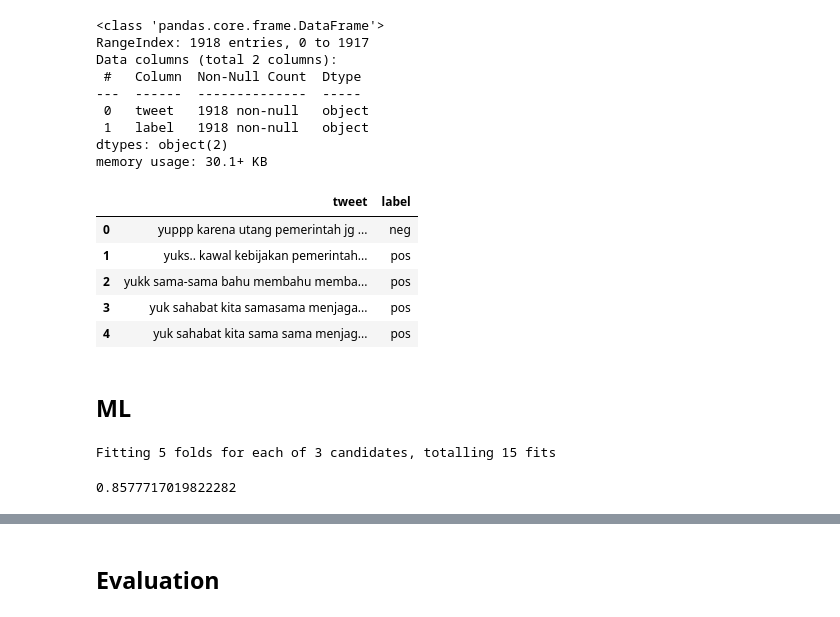
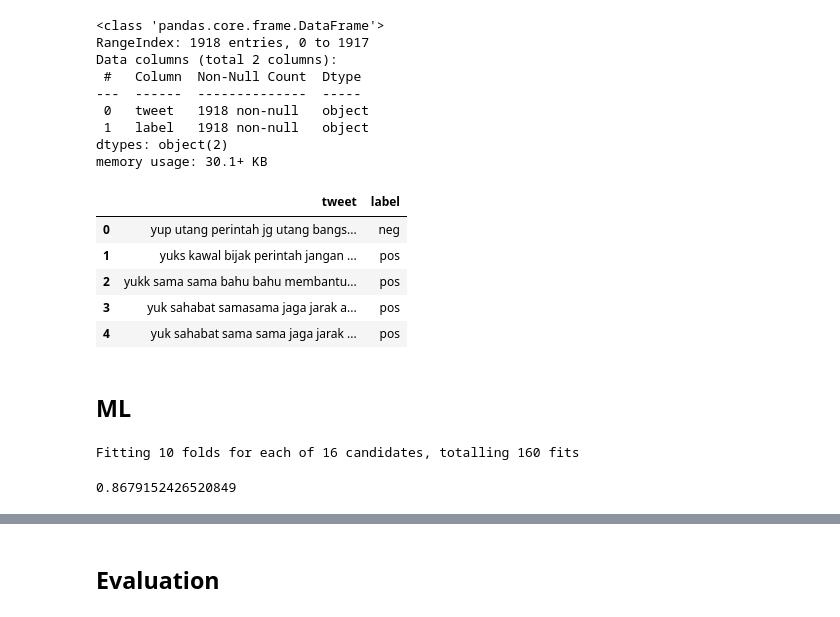
Before and after one commit to suryaadi44/svm-sentiment-analysis, a Jupyter notebook: sentiment.ipynb, the cells around one changed output, grey strips where cells are left out. Drawn from its saved outputs; the diff is of its cells as text; code cells hidden in the pictures.

```diff
--- a/sentiment.ipynb
+++ b/sentiment.ipynb
@@ -52,22 +49,8 @@ Data columns (total 2 columns):
  1   label   1918 non-null   object
 dtypes: object(2)
 memory usage: 30.1+ KB
-# %%
-# lower case
-df['tweet'] = df['tweet'].apply(lambda x: x.lower())
-df.head()
-# %% [output]
-|  | tweet | label |
-| 0 | yuppp karena utang pemerintah jg ... | neg |
-| 1 | yuks.. kawal kebijakan pemerintah... | pos |
-| 2 | yukk sama-sama bahu membahu memba... | pos |
-| 3 | yuk sahabat kita samasama menjaga... | pos |
-| 4 | yuk sahabat kita sama sama menjag... | pos |
 # %%
-# remove non-alphabetic characters
-import re
-
-def regexPreprocessor(tweet):
+def regexOperation(tweet):
     # Remove Non-ascii
     res = re.sub(r'[^\x00-\x7F]+',' ', tweet)
 
@@ -98,8 +81,7 @@ def regexPreprocessor(tweet):
     # Convert to lower case
     res = res.lower()
 
-# df['tweet'] = df['tweet'].apply(regexPreprocessor)
-# df.head()
+    return res
 # %%
 # Tokenization using NLTK
 
@@ -111,14 +90,10 @@ def tokenize(tweet):
 # %%
 # Stopwords removal
-from Sastrawi.StopWordRemover.StopWordRemoverFactory import StopWordRemoverFactory
-factory = StopWordRemoverFactory()
+stopwordFactory = StopWordRemoverFactory()
 
-stopwords = factory.get_stop_words()
+stopwords = stopwordFactory.get_stop_words()
 
 def remove_stopwords(tweet):
     return [word for word in tweet if word not in stopwords]
-
-# df['tweet'] = df['tweet'].apply(remove_stopwords)
-# df.head()
 # %%
 # Stemming using Sastrawi
@@ -148,0 +106,19 @@ vectorizer = TfidfVectorizer(
+# %%
+# Apply all preprocessing step except Vectorization
+def preprocess(tweet):
+    tweet = regexOperation(tweet)
+    tweet = tokenize(tweet)
+    tweet = remove_stopwords(tweet)
+    tweet = stemming(tweet)
+    tweet = ' '.join(tweet)
+    return tweet
+
+df['tweet'] = df['tweet'].apply(preprocess)
+df.head()
+# %% [output]
+|  | tweet | label |
+| 0 | yup utang perintah jg utang bangs... | neg |
+| 1 | yuks kawal bijak perintah jangan ... | pos |
+| 2 | yukk sama sama bahu bahu membantu... | pos |
+| 3 | yuk sahabat samasama jaga jarak a... | pos |
+| 4 | yuk sahabat sama sama jaga jarak ... | pos |
@@ -164,11 +147,10 @@ kfolds = StratifiedKFold(n_splits=5, shuffle=True, random_state=1)
 # Train SVM model
 np.random.seed(1)
 
-pipeline_svm = make_pipeline(vectorizer,
-                            SVC(probability=True, kernel="linear", class_weight="balanced"))
+pipeline_svm = make_pipeline(vectorizer, SVC(probability=True, kernel="linear", class_weight="balanced"))
 
 grid_svm = GridSearchCV(pipeline_svm,
-                    param_grid = {'svc__C': [0.01, 0.1, 1]},
+                    param_grid = {'svc__C': [0.01, 0.1, 1], 'svc__gamma': [1,0.1,0.01,0.001],'svc__kernel': ['rbf', 'poly', 'sigmoid']},
                     cv = kfolds,
                     scoring="roc_auc",
                     verbose=1,
@@ -177,5 +159,5 @@ grid_svm = GridSearchCV(pipeline_svm,
 grid_svm.fit(x_train, y_train_encoded)
 grid_svm.score(x_test, y_test_encoded)
 # %% [output]
-Fitting 5 folds for each of 3 candidates, totalling 15 fits
+Fitting 10 folds for each of 16 candidates, totalling 160 fits
-0.8577717019822282
+0.8679152426520849
```
Also changed, not shown: parts of 14 cells of this notebook.
